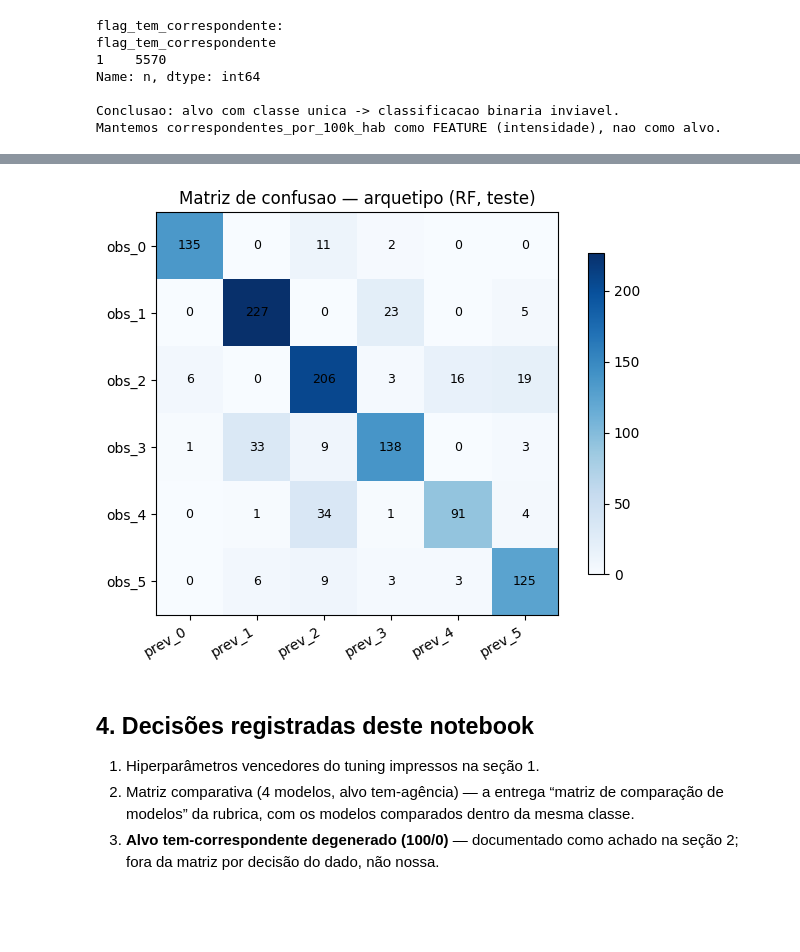
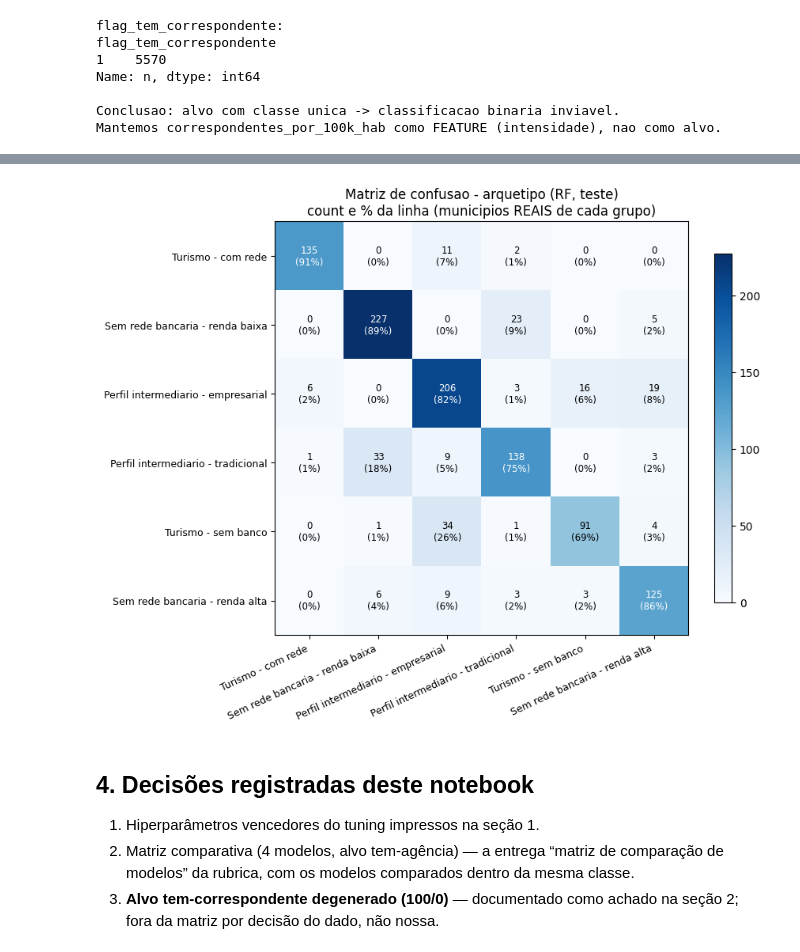
Before and after one commit to LucioFrCruz/heluvina_projeto_final_202602, a Jupyter notebook: notebooks/01_modelagem/02_classificacao_presenca.ipynb, the cells around one changed output, grey strips where cells are left out. Saved outputs shown, nothing was run; the diff lists cells and outputs as text; code cells hidden in the pictures; blank space fills up the shorter version.

```diff
--- a/notebooks/01_modelagem/02_classificacao_presenca.ipynb
+++ b/notebooks/01_modelagem/02_classificacao_presenca.ipynb
@@ -157,8 +184,16 @@ Matriz de confusao (RF, teste):
 # %%
 importancia = clf.importancia_features(melhor_rf, X_te_pad, y_te)
-ax = importancia.sort_values().plot.barh(figsize=(7, 5), title="O que explica 'tem agencia' (permutacao, RF)")
-fig = ax.get_figure()
+
+fig, ax = plt.subplots(figsize=(8, 4.2))
+top = importancia.head(8).sort_values()
+ax.barh(top.index, top.values, color="#2c7fb8")
+for i, v in enumerate(top.values):
+    ax.text(v + 0.004, i, f"{v:.3f}", va="center", fontsize=9)
+ax.set_xlabel("queda de ROC-AUC ao embaralhar a variavel (importancia por permutacao)")
+ax.set_title("O que explica 'tem agencia'? - top 8 das 13 exogenas")
 fig.tight_layout()
 fig.savefig(FIGS / "02_importancia_agencia.png", dpi=110)
 plt.show()
+print(f"populacao_total sozinha: {importancia.iloc[0]:.3f}")
+print(f"outras 12 juntas:        {importancia.iloc[1:].sum():.3f}")
 # %% [output]
@@ -252,19 +301,30 @@ matriz_mc.round(3)
 # %%
-cm = confusao_mc["random_forest"]
-fig, ax = plt.subplots(figsize=(6.5, 5))
+# Nomes reais dos arquetipos (valores reais, nao log — ver fix do nb03)
+df_reais = df.copy()
+df_reais[COLS_LOG] = np.expm1(df_reais[COLS_LOG])
+nomes = clu.sugerir_nomes_perfis(clu.perfis_clusters(df_reais, FEATURES_MODELO, labels_km))
+
+cm = confusao_mc["random_forest"].copy()
+cm.index = [nomes[int(i.replace("obs_", ""))] for i in cm.index]
+cm.columns = [nomes[int(c_.replace("prev_", ""))] for c_ in cm.columns]
+pct = cm.div(cm.sum(axis=1), axis=0) * 100  # % por linha (dos reais daquele grupo)
+
+fig, ax = plt.subplots(figsize=(9, 7.5))
 im = ax.imshow(cm.to_numpy(), cmap="Blues")
-ax.set_xticks(range(len(cm.columns)), cm.columns, rotation=30, ha="right")
-ax.set_yticks(range(len(cm.index)), cm.index)
+ax.set_xticks(range(len(cm.columns)), cm.columns, rotation=25, ha="right", fontsize=9)
+ax.set_yticks(range(len(cm.index)), cm.index, fontsize=9)
 for i in range(cm.shape[0]):
     for j in range(cm.shape[1]):
-        ax.text(j, i, cm.to_numpy()[i, j], ha="center", va="center", fontsize=9)
-ax.set_title("Matriz de confusao — arquetipo (RF, teste)")
-fig.colorbar(im, ax=ax, shrink=0.8)
+        ax.text(j, i, f"{cm.to_numpy()[i, j]}\n({pct.to_numpy()[i, j]:.0f}%)",
+                ha="center", va="center", fontsize=8.5,
+                color="white" if cm.to_numpy()[i, j] > cm.to_numpy().max() / 2 else "black")
+ax.set_title("Matriz de confusao - arquetipo (RF, teste)\ncount e % da linha (municipios REAIS de cada grupo)")
+fig.colorbar(im, ax=ax, shrink=0.75)
 fig.tight_layout()
 fig.savefig(FIGS / "02_matriz_confusao_arquetipos.png", dpi=110)
 plt.show()
 # %% [output]
-[figure, old version]
+[figure, new version]
 # %% [markdown]
 ## 4. Decisões registradas deste notebook
 
```
Also changed, not shown: parts of 12 cells of this notebook, 5 other files.
